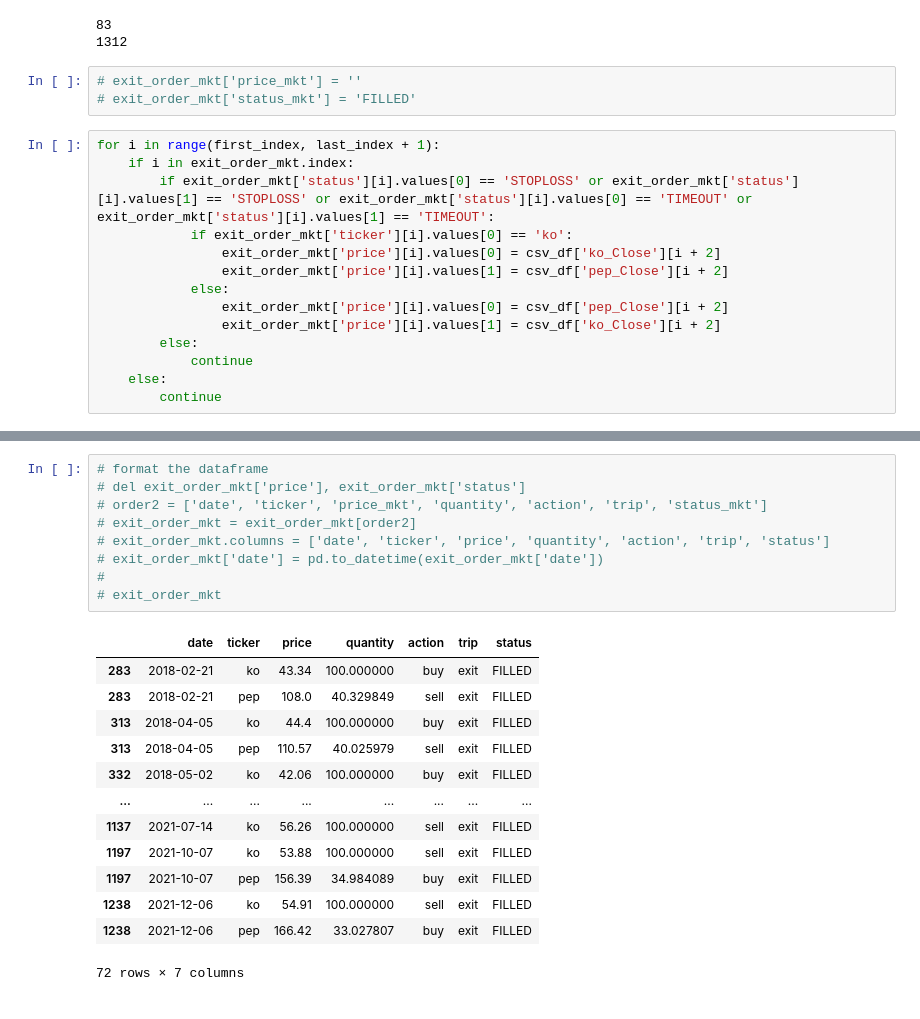
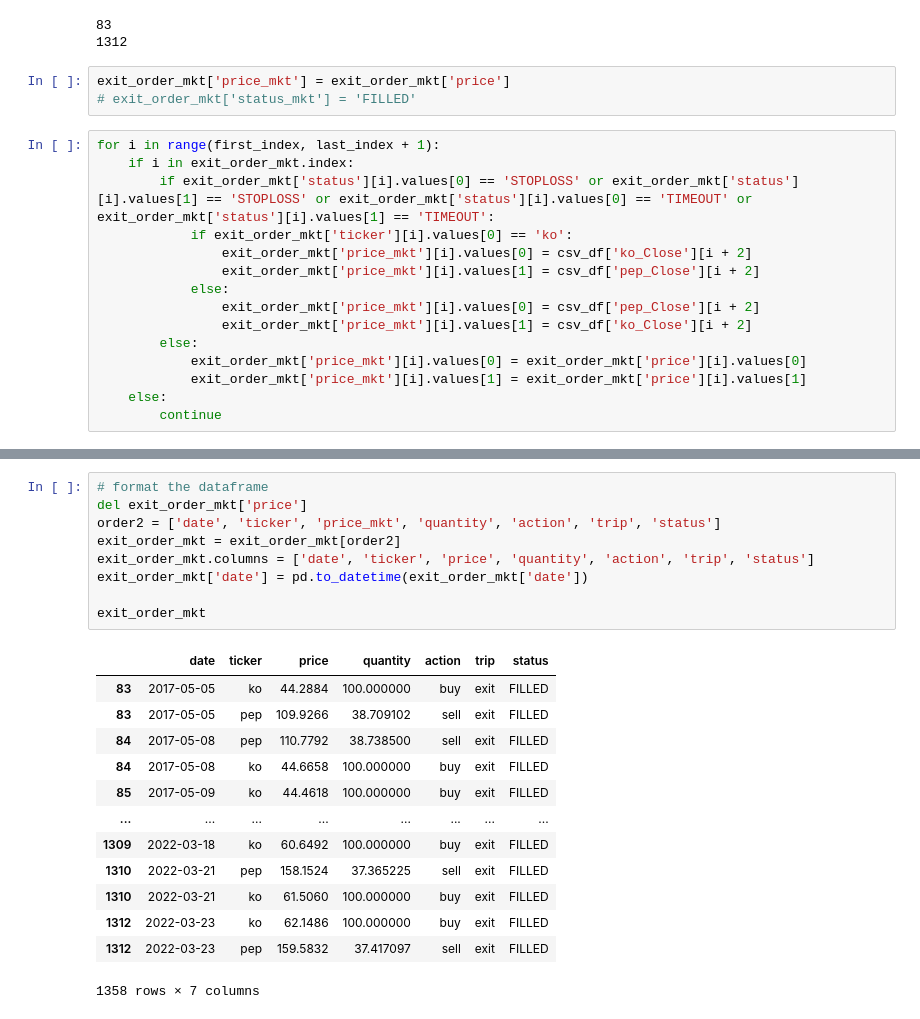
Before and after one commit to Team-Worriors/Final-Project, a Jupyter notebook: Examples/test.ipynb, the cells around one changed output, grey strips where cells are left out. Saved outputs shown, nothing was run; the diff lists cells and outputs as text.

Commit message:
fix exit_trade_mkt function

```diff
--- a/Examples/test.ipynb
+++ b/Examples/test.ipynb
@@ -277,20 +278,21 @@ print(last_index)
 83
 1312
 # %%
-# exit_order_mkt['price_mkt'] = ''
+exit_order_mkt['price_mkt'] = exit_order_mkt['price']
 # exit_order_mkt['status_mkt'] = 'FILLED'
 # %%
 for i in range(first_index, last_index + 1):
     if i in exit_order_mkt.index:
         if exit_order_mkt['status'][i].values[0] == 'STOPLOSS' or exit_order_mkt['status'][i].values[1] == 'STOPLOSS' or exit_order_mkt['status'][i].values[0] == 'TIMEOUT' or exit_order_mkt['status'][i].values[1] == 'TIMEOUT':
             if exit_order_mkt['ticker'][i].values[0] == 'ko':
-                exit_order_mkt['price'][i].values[0] = csv_df['ko_Close'][i + 2]
-                exit_order_mkt['price'][i].values[1] = csv_df['pep_Close'][i + 2]
+                exit_order_mkt['price_mkt'][i].values[0] = csv_df['ko_Close'][i + 2]
+                exit_order_mkt['price_mkt'][i].values[1] = csv_df['pep_Close'][i + 2]
             else:
-                exit_order_mkt['price'][i].values[0] = csv_df['pep_Close'][i + 2]
-                exit_order_mkt['price'][i].values[1] = csv_df['ko_Close'][i + 2]
+                exit_order_mkt['price_mkt'][i].values[0] = csv_df['pep_Close'][i + 2]
+                exit_order_mkt['price_mkt'][i].values[1] = csv_df['ko_Close'][i + 2]
         else:
-            continue
+            exit_order_mkt['price_mkt'][i].values[0] = exit_order_mkt['price'][i].values[0]
+            exit_order_mkt['price_mkt'][i].values[1] = exit_order_mkt['price'][i].values[1]
     else:
         continue
 # %%
@@ -312,26 +314,26 @@ exit_order_mkt
 # %%
 # format the dataframe
-# del exit_order_mkt['price'], exit_order_mkt['status']
-# order2 = ['date', 'ticker', 'price_mkt', 'quantity', 'action', 'trip', 'status_mkt']
-# exit_order_mkt = exit_order_mkt[order2]
-# exit_order_mkt.columns = ['date', 'ticker', 'price', 'quantity', 'action', 'trip', 'status']
-# exit_order_mkt['date'] = pd.to_datetime(exit_order_mkt['date'])
-#
-# exit_order_mkt
+del exit_order_mkt['price']
+order2 = ['date', 'ticker', 'price_mkt', 'quantity', 'action', 'trip', 'status']
+exit_order_mkt = exit_order_mkt[order2]
+exit_order_mkt.columns = ['date', 'ticker', 'price', 'quantity', 'action', 'trip', 'status']
+exit_order_mkt['date'] = pd.to_datetime(exit_order_mkt['date'])
+
+exit_order_mkt
 # %% [output]
 |  | date | ticker | price | quantity | action | trip | status |
-| 283 | 2018-02-21 | ko | 43.34 | 100.000000 | buy | exit | FILLED |
-| 283 | 2018-02-21 | pep | 108.0 | 40.329849 | sell | exit | FILLED |
-| 313 | 2018-04-05 | ko | 44.4 | 100.000000 | buy | exit | FILLED |
-| 313 | 2018-04-05 | pep | 110.57 | 40.025979 | sell | exit | FILLED |
-| 332 | 2018-05-02 | ko | 42.06 | 100.000000 | buy | exit | FILLED |
+| 83 | 2017-05-05 | ko | 44.2884 | 100.000000 | buy | exit | FILLED |
+| 83 | 2017-05-05 | pep | 109.9266 | 38.709102 | sell | exit | FILLED |
+| 84 | 2017-05-08 | pep | 110.7792 | 38.738500 | sell | exit | FILLED |
+| 84 | 2017-05-08 | ko | 44.6658 | 100.000000 | buy | exit | FILLED |
+| 85 | 2017-05-09 | ko | 44.4618 | 100.000000 | buy | exit | FILLED |
 | ... | ... | ... | ... | ... | ... | ... | ... |
-| 1137 | 2021-07-14 | ko | 56.26 | 100.000000 | sell | exit | FILLED |
-| 1197 | 2021-10-07 | ko | 53.88 | 100.000000 | sell | exit | FILLED |
-| 1197 | 2021-10-07 | pep | 156.39 | 34.984089 | buy | exit | FILLED |
-| 1238 | 2021-12-06 | ko | 54.91 | 100.000000 | sell | exit | FILLED |
-| 1238 | 2021-12-06 | pep | 166.42 | 33.027807 | buy | exit | FILLED |
+| 1309 | 2022-03-18 | ko | 60.6492 | 100.000000 | buy | exit | FILLED |
+| 1310 | 2022-03-21 | pep | 158.1524 | 37.365225 | sell | exit | FILLED |
+| 1310 | 2022-03-21 | ko | 61.5060 | 100.000000 | buy | exit | FILLED |
+| 1312 | 2022-03-23 | ko | 62.1486 | 100.000000 | buy | exit | FILLED |
+| 1312 | 2022-03-23 | pep | 159.5832 | 37.417097 | sell | exit | FILLED |
-72 rows × 7 columns
+1358 rows × 7 columns
 # %%
 # frames = [exit_result, exit_order_mkt]
 # result = pd.concat(frames)
```
Also changed, not shown: parts of 6 cells of this notebook, 2 other files.
